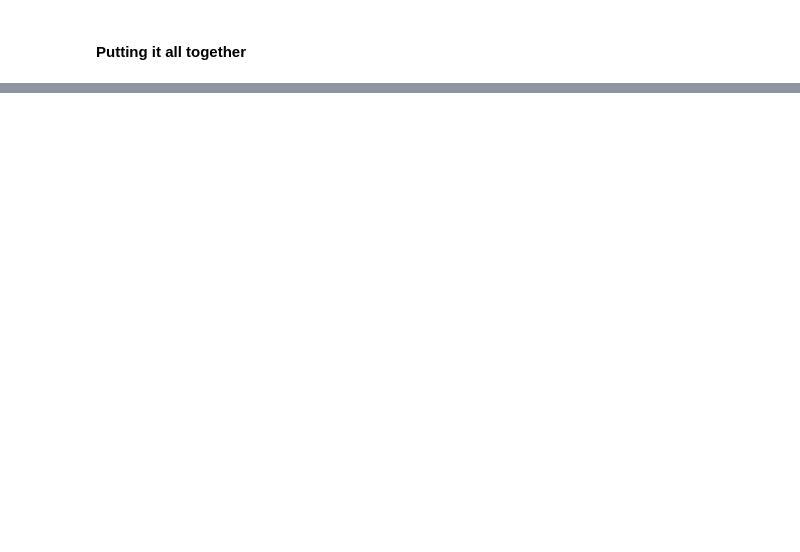
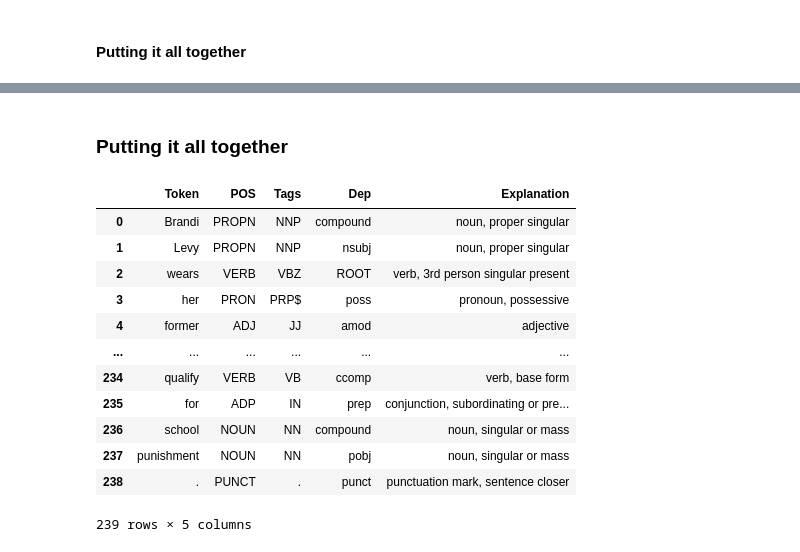
Before and after one commit to chinazaaa/ISM-416, a Jupyter notebook: Assignment 5_NLP.ipynb, the cells around one changed output, grey strips where cells are left out. Saved outputs shown, nothing was run; the diff lists cells and outputs as text; code cells hidden in the pictures; blank space fills up the shorter version.

```diff
--- a/Assignment 5_NLP.ipynb
+++ b/Assignment 5_NLP.ipynb
@@ -297,0 +414,3 @@ entities.to_csv('NLPTasks_Assignment', index = False)
+# %%
+for token in doc:
+    print(token.text, '--->', token.lemma_, '--->', spacy.explain(token.lemma))
@@ -297,0 +508,31 @@ entities.to_csv('NLPTasks_Assignment', index = False)
+# %% [markdown]
+### Putting it all together
+# %%
+lis = []
+# %%
+for token in doc:
+    dic = {}
+    dic['Token'] = token.text
+    dic['POS'] = token.pos_
+    dic['Tags'] = token.tag_
+    dic['Dep'] = token.dep_
+    dic['Explanation'] = spacy.explain(token.tag_)
+    lis.append(dic)
+# %%
+data = pd.DataFrame(lis)
+# %%
+data
+# %% [output]
+|  | Token | POS | Tags | Dep | Explanation |
+| 0 | Brandi | PROPN | NNP | compound | noun, proper singular |
+| 1 | Levy | PROPN | NNP | nsubj | noun, proper singular |
+| 2 | wears | VERB | VBZ | ROOT | verb, 3rd person singular present |
+| 3 | her | PRON | PRP$ | poss | pronoun, possessive |
+| 4 | former | ADJ | JJ | amod | adjective |
+| ... | ... | ... | ... | ... | ... |
+| 234 | qualify | VERB | VB | ccomp | verb, base form |
+| 235 | for | ADP | IN | prep | conjunction, subordinating or pre... |
+| 236 | school | NOUN | NN | compound | noun, singular or mass |
+| 237 | punishment | NOUN | NN | pobj | noun, singular or mass |
+| 238 | . | PUNCT | . | punct | punctuation mark, sentence closer |
+239 rows × 5 columns
```
Also changed, not shown: parts of 38 cells of this notebook, 10 other files.
